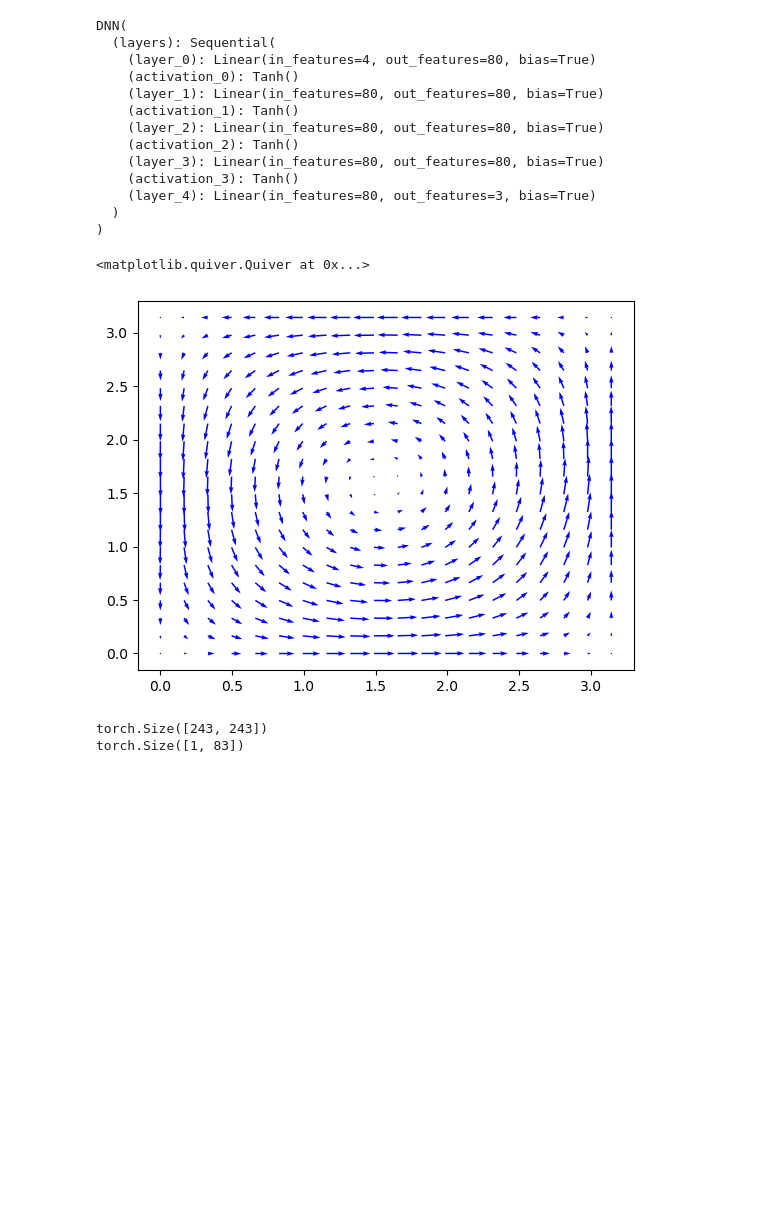
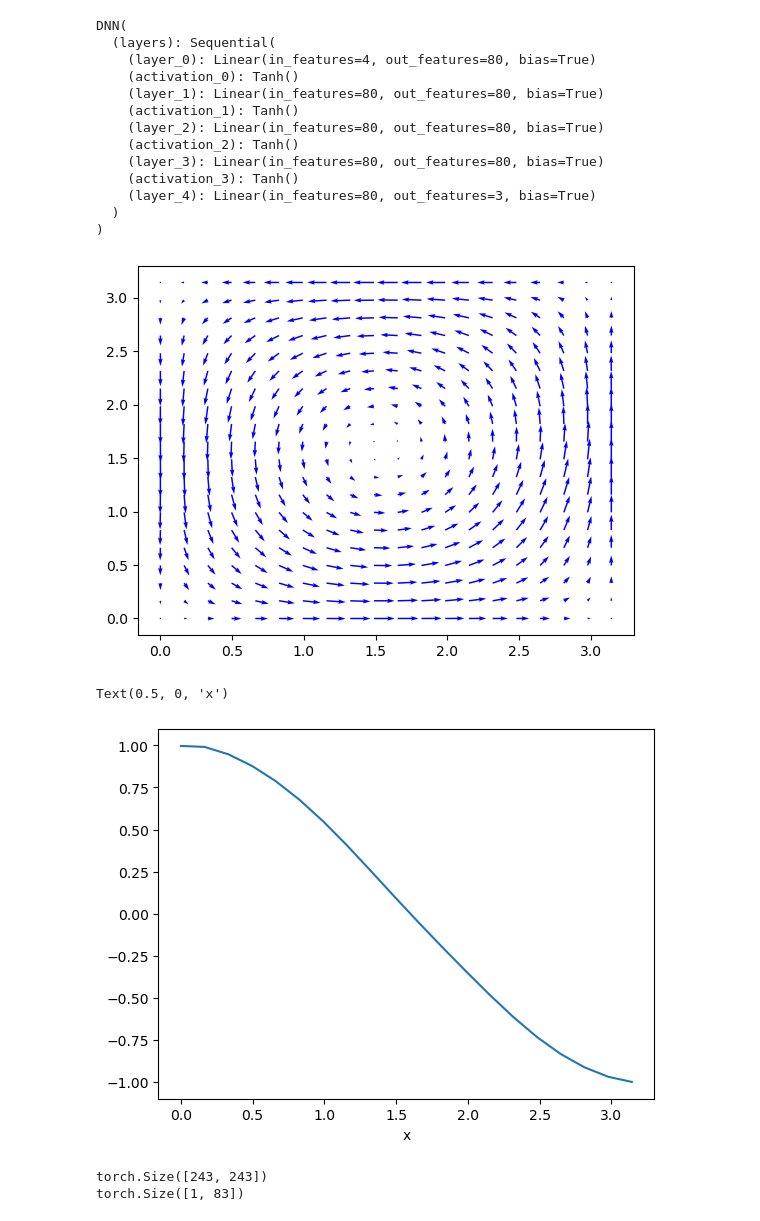
Before and after one commit to ChristianJzB/Projects, a Jupyter notebook: Physics _Informed_NN/GaLA/18_ Taylo_Green_Vortex.ipynb, the cells around one changed output. Drawn from its saved outputs; the diff is of its cells as text; code cells hidden in the pictures; blank space fills up the shorter version.

```diff
--- a/Physics _Informed_NN/GaLA/18_ Taylo_Green_Vortex.ipynb
+++ b/Physics _Informed_NN/GaLA/18_ Taylo_Green_Vortex.ipynb
@@ -344,26 +362,30 @@ DNN(
 # %%
 x = np.linspace(0,1,20)*np.pi
 y = np.linspace(0,1,20)*np.pi
 t = np.linspace(0,2,10)
 nu = 1/100
 
 xx, yy = np.meshgrid(x, y)
 
 xx, yy = torch.tensor(xx).reshape(-1,1).float().to(device),torch.tensor(yy).reshape(-1,1).float().to(device)
 
 X_star = torch.cat([xx,yy,torch.ones_like(xx).to(device)*(t[0]),torch.ones_like(xx).to(device)*(nu)],axis = 1)
 
 f = model(X_star)
 
 xx, yy = np.meshgrid(x, y)
 
 u = griddata(np.hstack([xx.reshape(-1,1),yy.reshape(-1,1)]), f[:,0].cpu().detach().numpy().flatten(), (xx,yy), method='cubic')
 v = griddata(np.hstack([xx.reshape(-1,1),yy.reshape(-1,1)]), f[:,1].cpu().detach().numpy().flatten(), (xx,yy), method='cubic')
 
 plt.quiver(x, y, u, v, color='blue')
+plt.show()
+plt.plot(x,u[:,9])
+plt.xlabel("x")
 # %% [output]
+[figure]
-<matplotlib.quiver.Quiver at 0x...>
+Text(0.5, 0, 'x')
-[figure]
+[figure, added]
 # %%
 pde_domain,down_bc,up_bc,left_bc,right_bc = data_pde(1,min_param,max_param)
 
```
Also changed, not shown: parts of 2 cells of this notebook, 2 other files.
